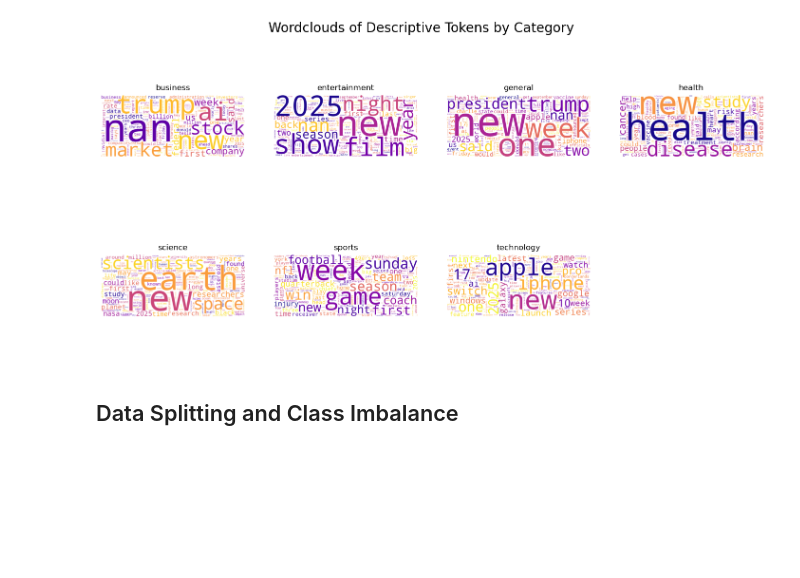
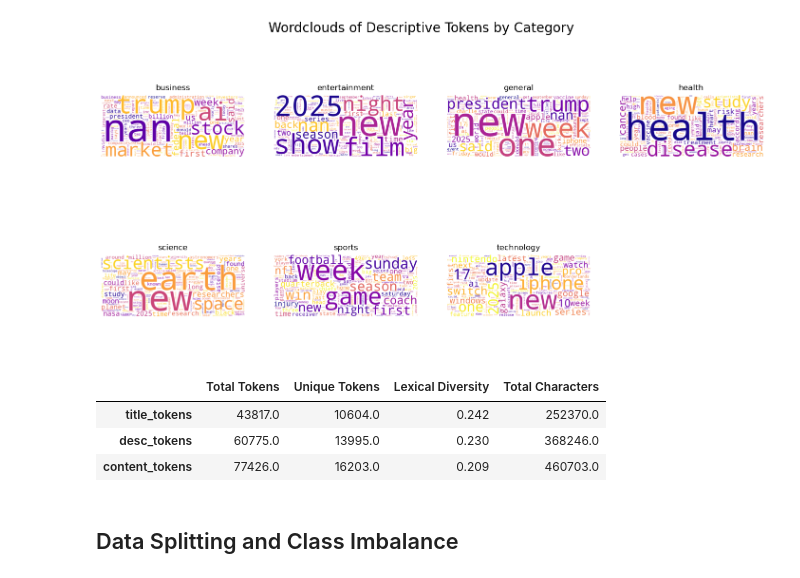
Before and after one commit to mitosisgg/ADS509_FinalProject, a Jupyter notebook: ADS_509_Final_Team_Project.ipynb, the cells around one changed output. Cells and saved outputs as stored; diff of their text form; code cells hidden in the pictures; blank space fills up the shorter version.

Commit message:
Added descriptive statistics for token columns, including total tokens, unique tokens, lexical diversity, and total characters, displayed in a summary table.

```diff
--- a/ADS_509_Final_Team_Project.ipynb
+++ b/ADS_509_Final_Team_Project.ipynb
@@ -545,6 +545,35 @@ fig.suptitle("Wordclouds of Descriptive Tokens by Category", fontsize=20)
 plt.show()
 # %% [output]
 [figure]
+# %%
+# use the descriptive stats for each _tokens column
+# identify the columns to use
+token_cols = ['title_tokens', 'desc_tokens', 'content_tokens']
+# create an empty dictionary
+desc_stats_summary = {}
+
+# for loop
+for col in token_cols:
+    # flatten column tokens into list
+    col_tokens = [t for tokens in df_clean[col] if isinstance(tokens, list) for t in tokens]
+    # apply desc stats function
+    stats = descriptive_stats(col_tokens, verbose=False)
+    # add results to the dictionary
+    desc_stats_summary[col] = {
+        "Total Tokens": stats[0],
+        "Unique Tokens": stats[1],
+        "Lexical Diversity": round(stats[2], 3),
+        "Total Characters": stats[3]
+    }
+
+# convert to df to view and transpose
+desc_stats_df = pd.DataFrame(desc_stats_summary).T
+display(desc_stats_df)
+# %% [output]
+|  | Total Tokens | Unique Tokens | Lexical Diversity | Total Characters |
+| title_tokens | 43817.0 | 10604.0 | 0.242 | 252370.0 |
+| desc_tokens | 60775.0 | 13995.0 | 0.230 | 368246.0 |
+| content_tokens | 77426.0 | 16203.0 | 0.209 | 460703.0 |
 # %% [markdown]
 ## Data Splitting and Class Imbalance
 # %% [markdown]
```
